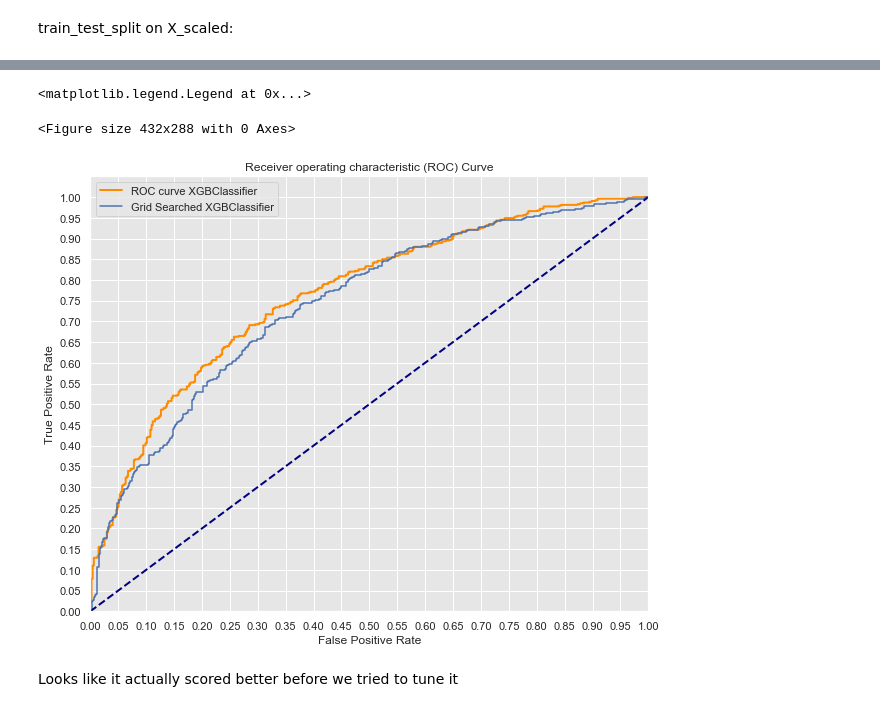
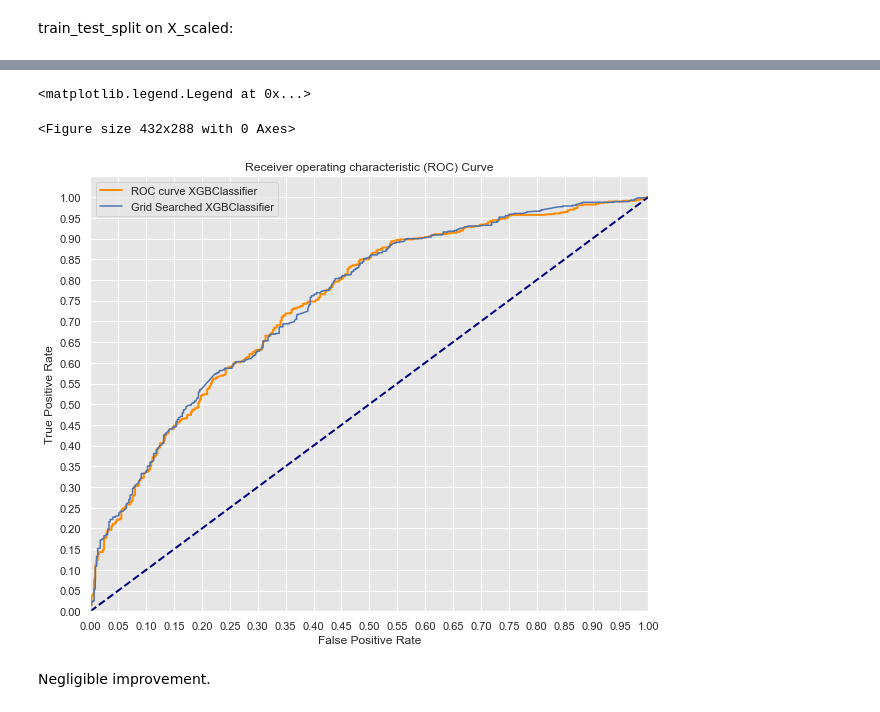
Before and after one commit to boscacci/IMdB-Regression, a Jupyter notebook: Good_Film_Bad_Film.ipynb, the cells around one changed output, grey strips where cells are left out. Saved outputs shown, nothing was run; the diff lists cells and outputs as text; code cells hidden in the pictures.

```diff
--- a/Good_Film_Bad_Film.ipynb
+++ b/Good_Film_Bad_Film.ipynb
@@ -396,7 +397,7 @@ corpus = [dictionary.doc2bow(text) for text in all_words]
 pickle.dump(corpus, open('pickles/corpus.pkl', 'wb'))
 dictionary.save('pickles/dictionary.gensim')
 # %%
-NUM_TOPICS = 30 # This value was arbitrarily chosen.
+NUM_TOPICS = 200 # This value was arbitrarily chosen.
 ldamodel = gensim.models.ldamodel.LdaModel(corpus, num_topics = NUM_TOPICS, id2word=dictionary, passes=10) # Also arb
 ldamodel.save('pickles/model5.gensim')
 # %%
@@ -496,4 +472,4 @@ print(svd.explained_variance_ratio_.sum())
 # %%
-df = main_df.join(plots_and_topics_pca)
+df = main_df.join(tm)
 len(df.columns)
 # %% [output]
@@ -511,0 +500,4 @@ X_train, X_test, y_train, y_test = train_test_split(X_scaled, y, test_size =  0.
+# %%
+svd = TruncatedSVD(n_components=50, n_iter=3, random_state=42)
+X_train_pca = pd.DataFrame(svd.fit_transform(X_train))
+print(svd.explained_variance_ratio_.sum())
@@ -514,7 +508,7 @@ First we'll try a simple Gaussian Naive Bayes Model:
 # %%
 clf = GaussianNB()
-clf.fit(X_train, y_train)
-y_preds = clf.predict(X_test)
+clf.fit(X_train_pca, y_train)
+y_preds = clf.predict(pd.DataFrame(svd.transform(X_test)))
 print(metrics.classification_report(y_test, y_preds))
 test_accuracy = accuracy_score(y_test,y_preds)
 print("Test accuracy: {:.4}%".format(test_accuracy * 100))
@@ -636,33 +640,26 @@ AUC: 0.7641614911740072
 # %%
 plt.figure(0).clf()
-
-# pred = np.random.rand(1000)
-# label = np.random.randint(2, size=1000)
-# fpr, tpr, thresh = metrics.roc_curve(label, pred)
-# auc = metrics.roc_auc_score(, pred)
-# pred = np.random.rand(1000)
-# label = np.random.randint(2, size=1000)
-# fpr, tpr, thresh = metrics.roc_curve(label, pred)
-# auc = metrics.roc_auc_score(label, pred)
 plt.figure(figsize=(10,8))
 lw = 2
+
 plt.plot(fpr, tpr, color='darkorange',
          lw=lw, label='ROC curve XGBClassifier')
-plt.plot(fpr_gs,tpr_gs,label='Grid Searched XGBClassifier')
+plt.plot(fpr_gs,tpr_gs,
+         label='Grid Searched XGBClassifier')
 
 plt.plot([0, 1], [0, 1], color='navy', lw=lw, linestyle='--')
 plt.xlim([0.0, 1.0])
 plt.ylim([0.0, 1.05])
 plt.yticks([i/20.0 for i in range(21)])
 plt.xticks([i/20.0 for i in range(21)])
 plt.xlabel('False Positive Rate')
 plt.ylabel('True Positive Rate')
 plt.title('Receiver operating characteristic (ROC) Curve')
 plt.legend(loc="lower right")
 plt.legend(loc=0)
 # %% [output]
 <matplotlib.legend.Legend at 0x...>
 <Figure size 432x288 with 0 Axes>
-[figure, old version]
+[figure, new version]
-# %% [markdown]
-Looks like it actually scored better before we tried to tune it
+# %% [markdown]
+Negligible improvement.
```
Also changed, not shown: parts of 34 cells of this notebook, 4 other files.
